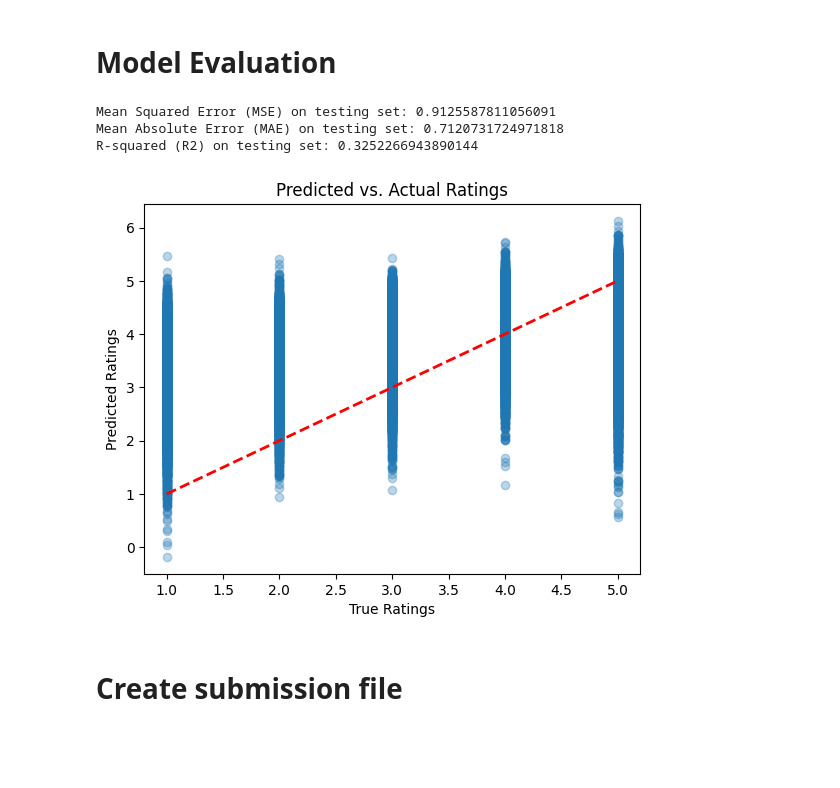
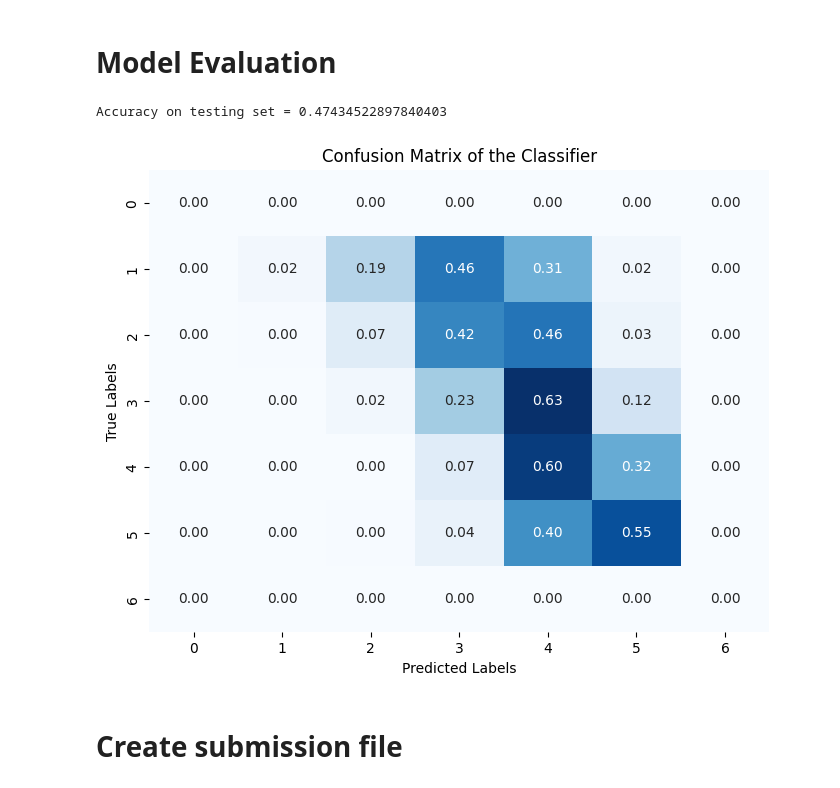
Before and after one commit to jdhzy/jdhuang-506midterm, a Jupyter notebook: xgboost.ipynb, the cells around one changed output. Cells and saved outputs as stored; diff of their text form; code cells hidden in the pictures; blank space fills up the shorter version.

```diff
--- a/xgboost.ipynb
+++ b/xgboost.ipynb
@@ -67,7 +67,7 @@ Index(['Id', 'Score'], dtype='object')
 # %% [markdown]
 # Adding Features
 # %%
-def process_data(df, is_training=True):
+def add_features(df, is_training=True):
     if is_training:
         # Check if 'HelpfulnessNumerator' and 'HelpfulnessDenominator' exist
         if 'HelpfulnessNumerator' in df.columns and 'HelpfulnessDenominator' in df.columns:
@@ -111,11 +176,12 @@ def process_data(df, is_training=True):
 # %% [markdown]
 # Data Processing
 # %%
+
 # Step 1: Randomly sample 20% of the dataset
 sampled_trainingSet = trainingSet.sample(frac=0.20, random_state=42)
 
 # Step 2: Process the sampled training set
-sampled_trainingSet = process_data(sampled_trainingSet, is_training=True)
+sampled_trainingSet = add_features(sampled_trainingSet, is_training=True)
 
 # Step 3: Drop the 'Summary' column since we're analyzing the full 'Text' column
 sampled_trainingSet = sampled_trainingSet.drop(columns=['Summary'])
@@ -156,5 +229,6 @@ Train-test-split
 # %%
 from sklearn.model_selection import train_test_split
+from sklearn.preprocessing import StandardScaler
 import pandas as pd
 
 # Metadata features to include (excluding 'Season' for one-hot encoding)
@@ -163,11 +237,19 @@ numeric_metadata_features = ['HelpfulnessRatio', 'ReviewWordCount', 'ReviewCharC
 # One-hot encode the 'Season' column and convert it into 0/1 values
 season_encoded = pd.get_dummies(sampled_trainingSet['Season'], prefix='Season')
 
-# Combine numeric metadata with one-hot encoded 'Season'
-X_metadata = pd.concat([sampled_trainingSet[numeric_metadata_features], season_encoded], axis=1)
+# Normalize the numeric metadata features
+scaler = StandardScaler()
+normalized_numeric_metadata = scaler.fit_transform(sampled_trainingSet[numeric_metadata_features])
+normalized_numeric_metadata_df = pd.DataFrame(normalized_numeric_metadata, columns=numeric_metadata_features)
+
+# Combine normalized numeric metadata with one-hot encoded 'Season'
+X_metadata = pd.concat([normalized_numeric_metadata_df.reset_index(drop=True), season_encoded.reset_index(drop=True)], axis=1)
+
+# Ensure tfidf_reduced has appropriate column names if it's an array
+tfidf_reduced_df = pd.DataFrame(tfidf_reduced, columns=[f"TFIDF_{i}" for i in range(tfidf_reduced.shape[1])])
 
 # Combine the reduced TF-IDF matrix with metadata features
-X_combined = pd.concat([pd.DataFrame(tfidf_reduced), X_metadata.reset_index(drop=True)], axis=1)
+X_combined = pd.concat([tfidf_reduced_df.reset_index(drop=True), X_metadata.reset_index(drop=True)], axis=1)
 
 # Define the target variable
 y = sampled_trainingSet['Score'].fillna(sampled_trainingSet['Score'].median())  # Handle missing values in target
@@ -222,34 +304,34 @@ random_search.fit(X_train, y_train)
 best_xgb_model = random_search.best_estimator_
 # %% [output]
 Fitting 3 folds for each of 20 candidates, totalling 60 fits
+# %%
+y_test_pred = best_xgb_model.predict(X_test)
 # %% [markdown]
 # Model Evaluation
-# %%
-from sklearn.metrics import mean_squared_error, mean_absolute_error, r2_score
-import matplotlib.pyplot as plt
-import numpy as np
-
-# Evaluate your model on the testing set
-mse = mean_squared_error(y_test, y_test_pred)
-mae = mean_absolute_error(y_test, y_test_pred)
-r2 = r2_score(y_test, y_test_pred)
-
-print(f"Mean Squared Error (MSE) on testing set: {mse}")
-print(f"Mean Absolute Error (MAE) on testing set: {mae}")
-print(f"R-squared (R2) on testing set: {r2}")
-
-# Plot the predicted vs actual values
-plt.scatter(y_test, y_test_pred, alpha=0.3)
-plt.plot([y_test.min(), y_test.max()], [y_test.min(), y_test.max()], '--r', linewidth=2)
-plt.title('Predicted vs. Actual Ratings')
-plt.xlabel('True Ratings')
-plt.ylabel('Predicted Ratings')
-plt.show()
-# %% [output]
-Mean Squared Error (MSE) on testing set: 0.9125587811056091
-Mean Absolute Error (MAE) on testing set: 0.7120731724971818
-R-squared (R2) on testing set: 0.3252266943890144
-[figure, removed]
+# %%
+from sklearn.metrics import accuracy_score, confusion_matrix
+import seaborn as sns
+import matplotlib.pyplot as plt
+import numpy as np
+
+# Convert continuous predictions to nearest integer classes
+y_test_pred_class = np.rint(y_test_pred).astype(int)
+
+# Evaluate accuracy on the testing set
+accuracy = accuracy_score(y_test, y_test_pred_class)
+print("Accuracy on testing set =", accuracy)
+
+# Generate and plot the confusion matrix
+cm = confusion_matrix(y_test, y_test_pred_class, normalize='true')
+plt.figure(figsize=(8, 6))
+sns.heatmap(cm, annot=True, fmt=".2f", cmap='Blues', cbar=False)
+plt.title('Confusion Matrix of the Classifier')
+plt.xlabel('Predicted Labels')
+plt.ylabel('True Labels')
+plt.show()
+# %% [output]
+Accuracy on testing set = 0.47434522897840403
+[figure, added]
 # %% [markdown]
 # Create submission file
 # %%
```
Also changed, not shown: parts of 3 cells of this notebook.
